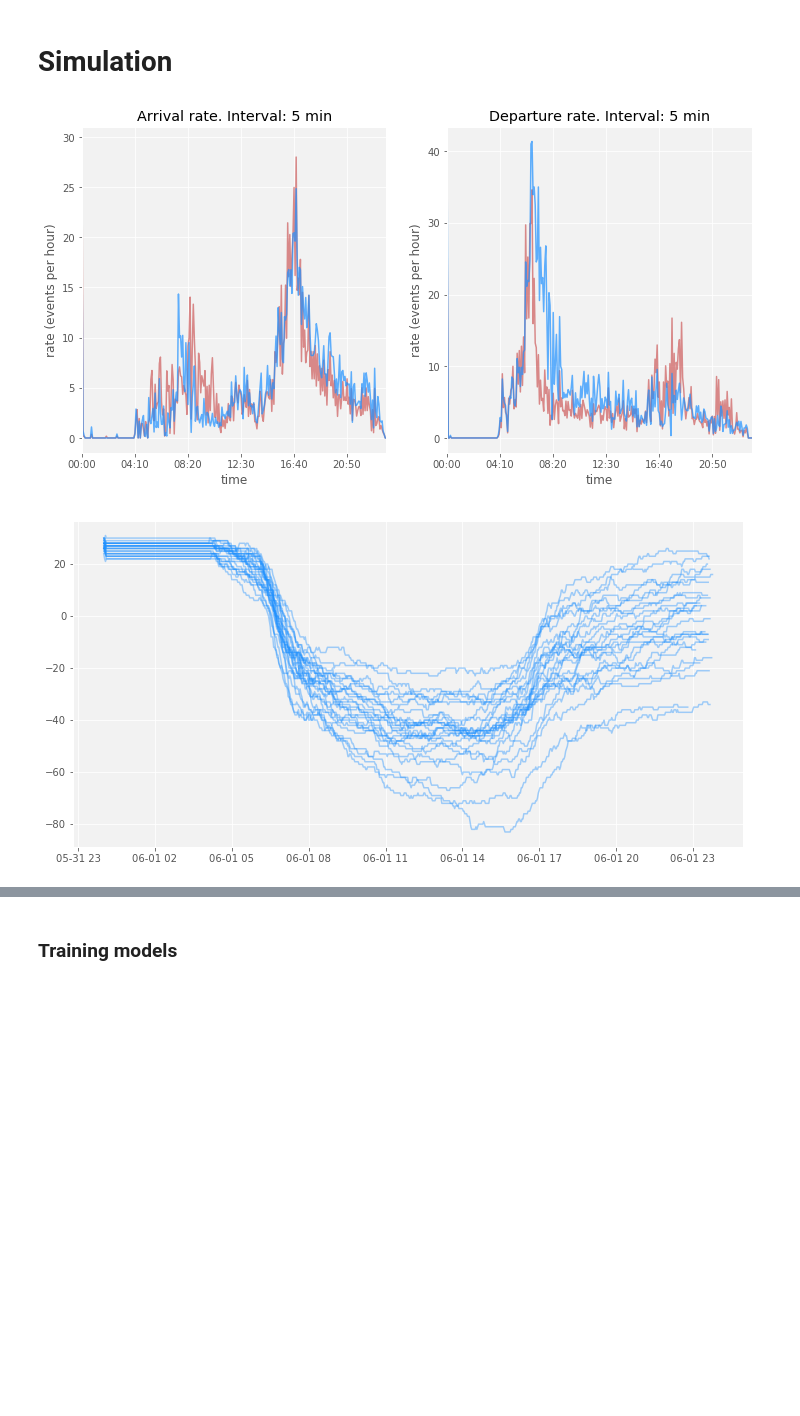
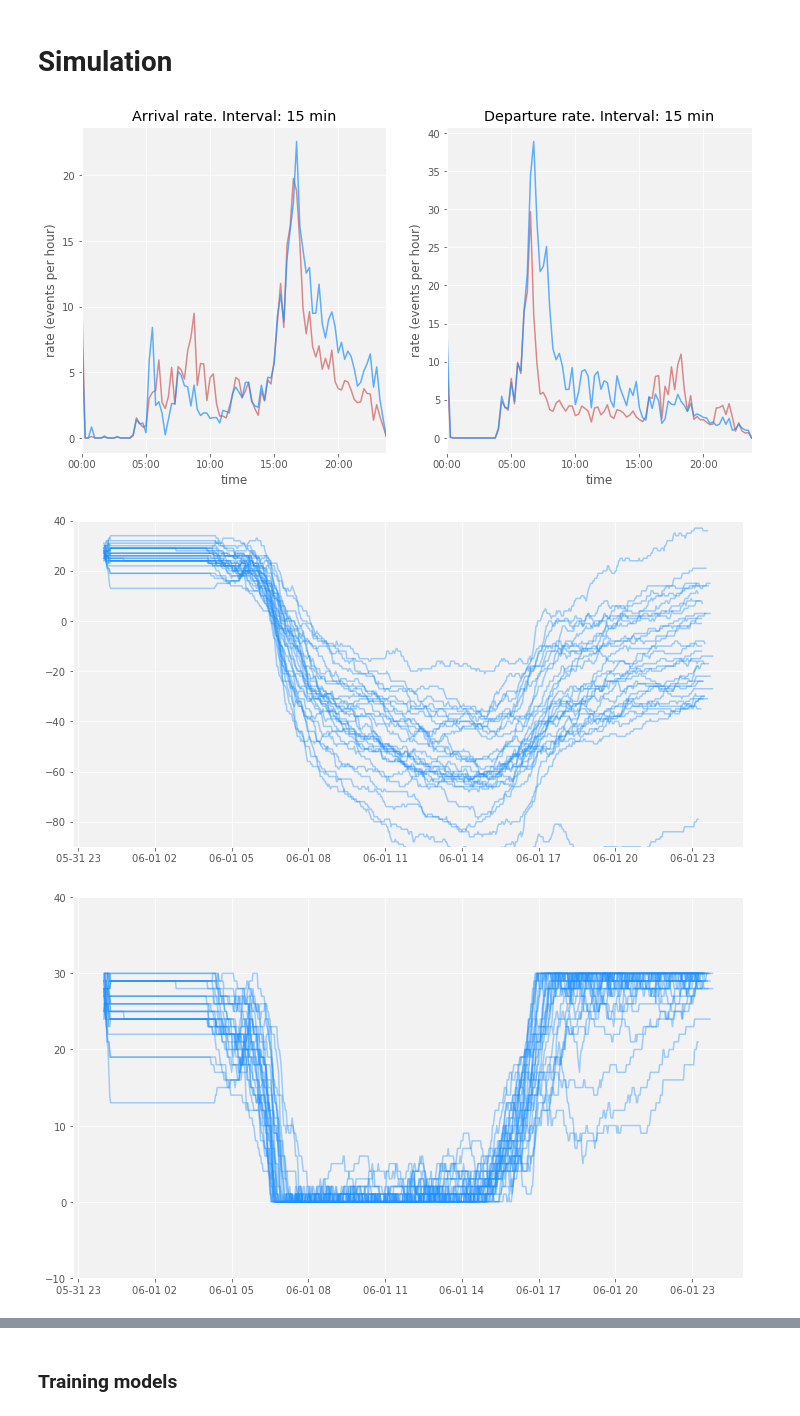
Before and after one commit to msgolovina/bss_project, a Jupyter notebook: working_file.ipynb, the cells around one changed output, grey strips where cells are left out. Cells and saved outputs as stored; diff of their text form; code cells hidden in the pictures; blank space fills up the shorter version.

```diff
--- a/working_file.ipynb
+++ b/working_file.ipynb
@@ -179 +192,7 @@ bss_functions.plot_usage_examples(data, 'CHRISTCHURCH_PLACE', 'KEVIN_STREET')
+# %%
+pb_weekdays = weekdays['PORTOBELLO_ROAD']
+pb_weekdays_df = pd.DataFrame(pb_weekdays)
+pb_weekdays_df['downward_peak'] = np.zeros(pb_weekdays_df.shape[0])
+pb_weekdays_df['upward_peak'] = np.zeros(pb_weekdays_df.shape[0])
+days = np.unique(pb_weekdays_df.index.date)
 # %%
@@ -515,9 +520,9 @@ pb_new.columns = ['PORTOBELLO_ROAD']
 # %% [markdown]
 # Simulation
 # %%
-ar, ar_adj, dep, dep_adj = bss_functions.estimate_adjusted_rate(pb_weekdays_df, 'PORTOBELLO_ROAD', step_size=5)
+ar, ar_adj, dep, dep_adj = bss_functions.estimate_adjusted_rate(pb_weekdays_df, 'PORTOBELLO_ROAD', step_size=15)
 # %% [output]
-[figure, old version]
+[figure, new version]
 # %%
 def sim_station(arrival_rate, departure_rate, days_):
     '''
@@ -578,7 +619,8 @@ def sim_station(arrival_rate, departure_rate, days_):
 # %%
-realizations, inds = sim_station(ar_adj, dep_adj, days_ = 25)
+realizations, inds, realizations_finite = sim_station(ar_adj, dep_adj, days_ = 29)
 # %% [output]
-[figure, old version]
+[figure, new version]
+[figure, added]
 # %%
 inds = [x for subset in inds for x in subset]
 realizations = [x for subset in realizations for x in subset]
```
Also changed, not shown: parts of 37 cells of this notebook, 4 other files.
